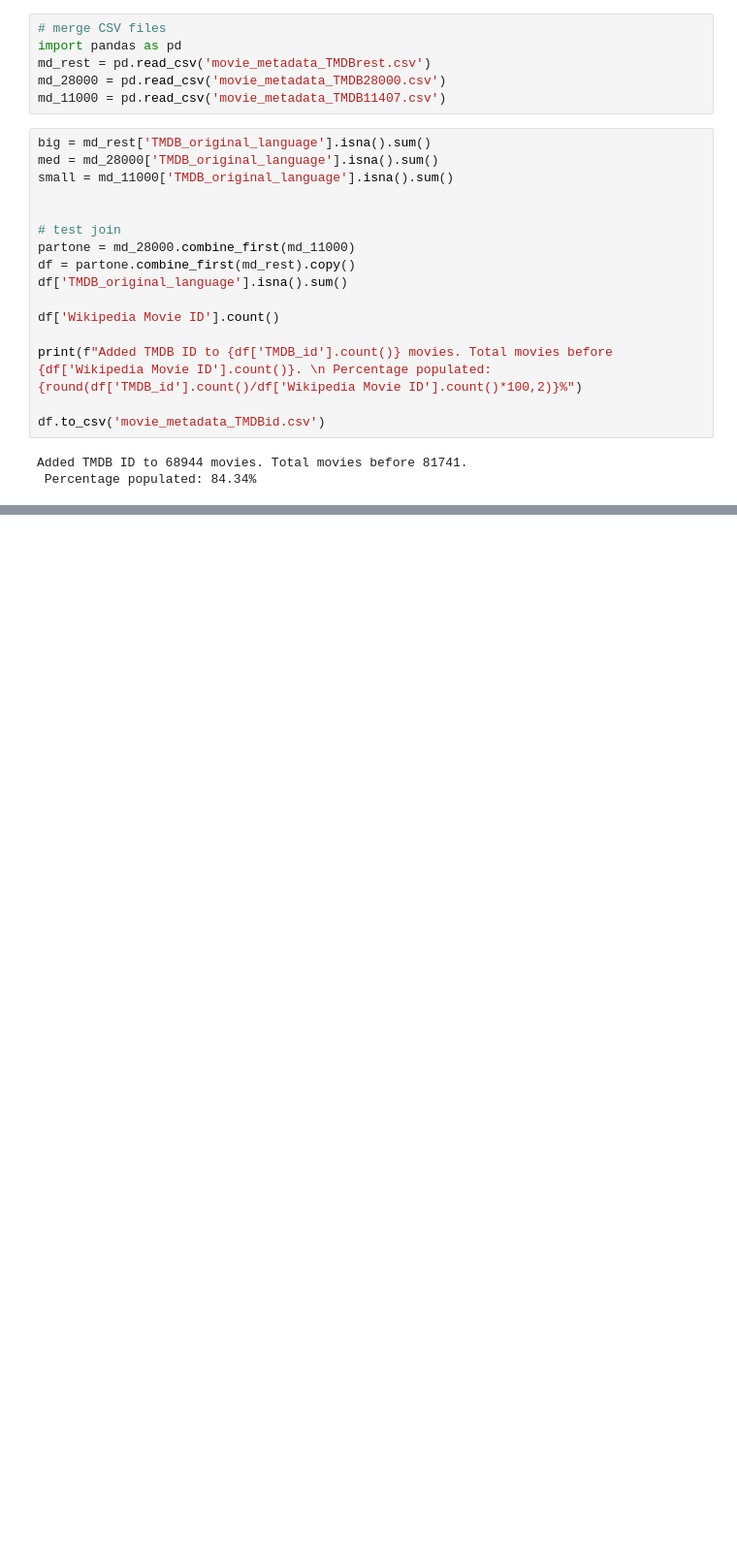
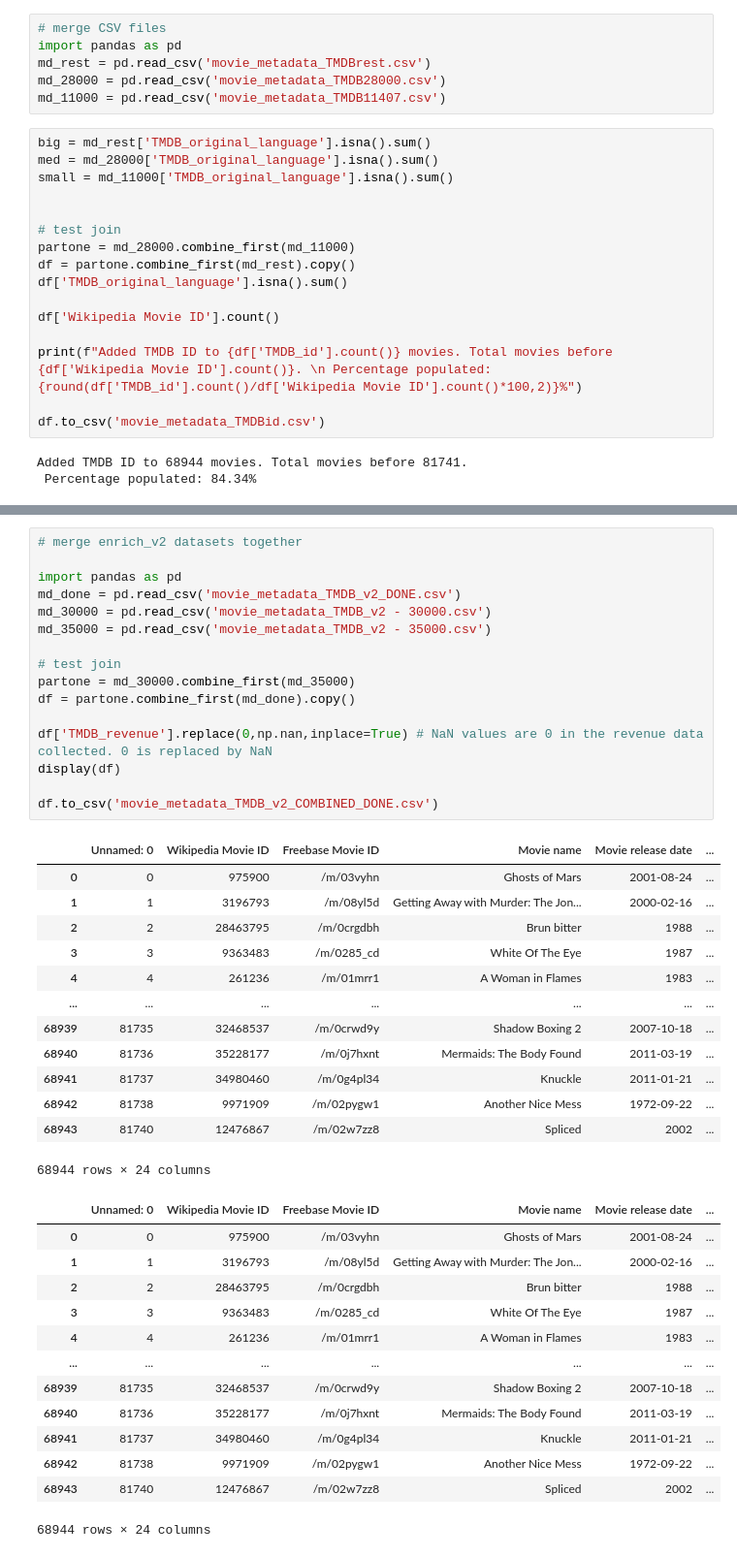
Before and after one commit to epfl-ada/ada-2023-project-byggemandbob, a Jupyter notebook: scratch/gus.ipynb, the cells around one changed output, grey strips where cells are left out. Shown: that part at 97% size. Drawn from its saved outputs; the diff is of its cells as text; blank space fills up the shorter version.

```diff
--- a/scratch/gus.ipynb
+++ b/scratch/gus.ipynb
@@ -239,0 +281,43 @@ Difference 213
+# %%
+# merge enrich_v2 datasets together
+
+import pandas as pd
+md_done = pd.read_csv('movie_metadata_TMDB_v2_DONE.csv')
+md_30000 = pd.read_csv('movie_metadata_TMDB_v2 - 30000.csv')
+md_35000 = pd.read_csv('movie_metadata_TMDB_v2 - 35000.csv')
+
+# test join
+partone = md_30000.combine_first(md_35000)
+df = partone.combine_first(md_done).copy()
+
+df['TMDB_revenue'].replace(0,np.nan,inplace=True) # NaN values are 0 in the revenue data collected. 0 is replaced by NaN
+display(df)
+
+df.to_csv('movie_metadata_TMDB_v2_COMBINED_DONE.csv')
+# %% [output]
+|  | Unnamed: 0 | Wikipedia Movie ID | Freebase Movie ID | Movie name | Movie release date | ... |
+| 0 | 0 | 975900 | /m/03vyhn | Ghosts of Mars | 2001-08-24 | ... |
+| 1 | 1 | 3196793 | /m/08yl5d | Getting Away with Murder: The Jon... | 2000-02-16 | ... |
+| 2 | 2 | 28463795 | /m/0crgdbh | Brun bitter | 1988 | ... |
+| 3 | 3 | 9363483 | /m/0285_cd | White Of The Eye | 1987 | ... |
+| 4 | 4 | 261236 | /m/01mrr1 | A Woman in Flames | 1983 | ... |
+| ... | ... | ... | ... | ... | ... | ... |
+| 68939 | 81735 | 32468537 | /m/0crwd9y | Shadow Boxing 2 | 2007-10-18 | ... |
+| 68940 | 81736 | 35228177 | /m/0j7hxnt | Mermaids: The Body Found | 2011-03-19 | ... |
+| 68941 | 81737 | 34980460 | /m/0g4pl34 | Knuckle | 2011-01-21 | ... |
+| 68942 | 81738 | 9971909 | /m/02pygw1 | Another Nice Mess | 1972-09-22 | ... |
+| 68943 | 81740 | 12476867 | /m/02w7zz8 | Spliced | 2002 | ... |
+68944 rows × 24 columns
+|  | Unnamed: 0 | Wikipedia Movie ID | Freebase Movie ID | Movie name | Movie release date | ... |
+| 0 | 0 | 975900 | /m/03vyhn | Ghosts of Mars | 2001-08-24 | ... |
+| 1 | 1 | 3196793 | /m/08yl5d | Getting Away with Murder: The Jon... | 2000-02-16 | ... |
+| 2 | 2 | 28463795 | /m/0crgdbh | Brun bitter | 1988 | ... |
+| 3 | 3 | 9363483 | /m/0285_cd | White Of The Eye | 1987 | ... |
+| 4 | 4 | 261236 | /m/01mrr1 | A Woman in Flames | 1983 | ... |
+| ... | ... | ... | ... | ... | ... | ... |
+| 68939 | 81735 | 32468537 | /m/0crwd9y | Shadow Boxing 2 | 2007-10-18 | ... |
+| 68940 | 81736 | 35228177 | /m/0j7hxnt | Mermaids: The Body Found | 2011-03-19 | ... |
+| 68941 | 81737 | 34980460 | /m/0g4pl34 | Knuckle | 2011-01-21 | ... |
+| 68942 | 81738 | 9971909 | /m/02pygw1 | Another Nice Mess | 1972-09-22 | ... |
+| 68943 | 81740 | 12476867 | /m/02w7zz8 | Spliced | 2002 | ... |
+68944 rows × 24 columns
```
Also changed, not shown: parts of 2 cells of this notebook, 5 other files.
